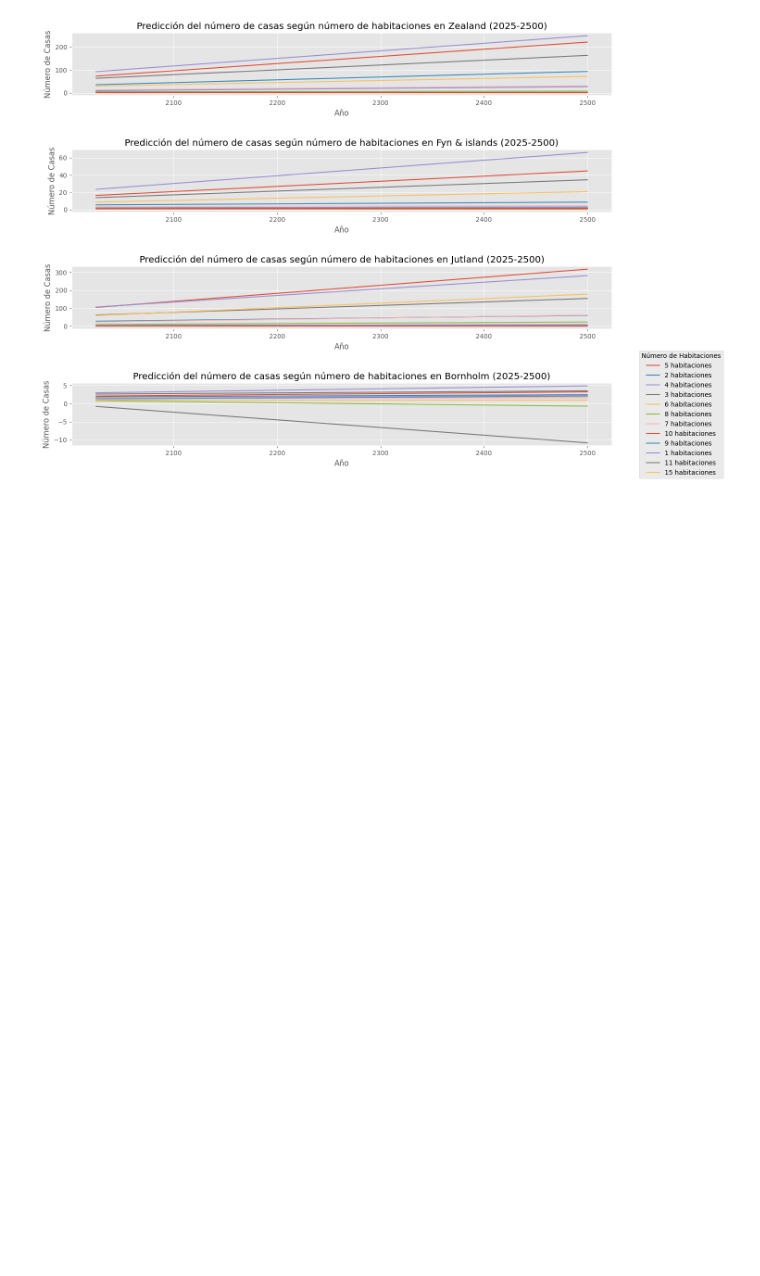
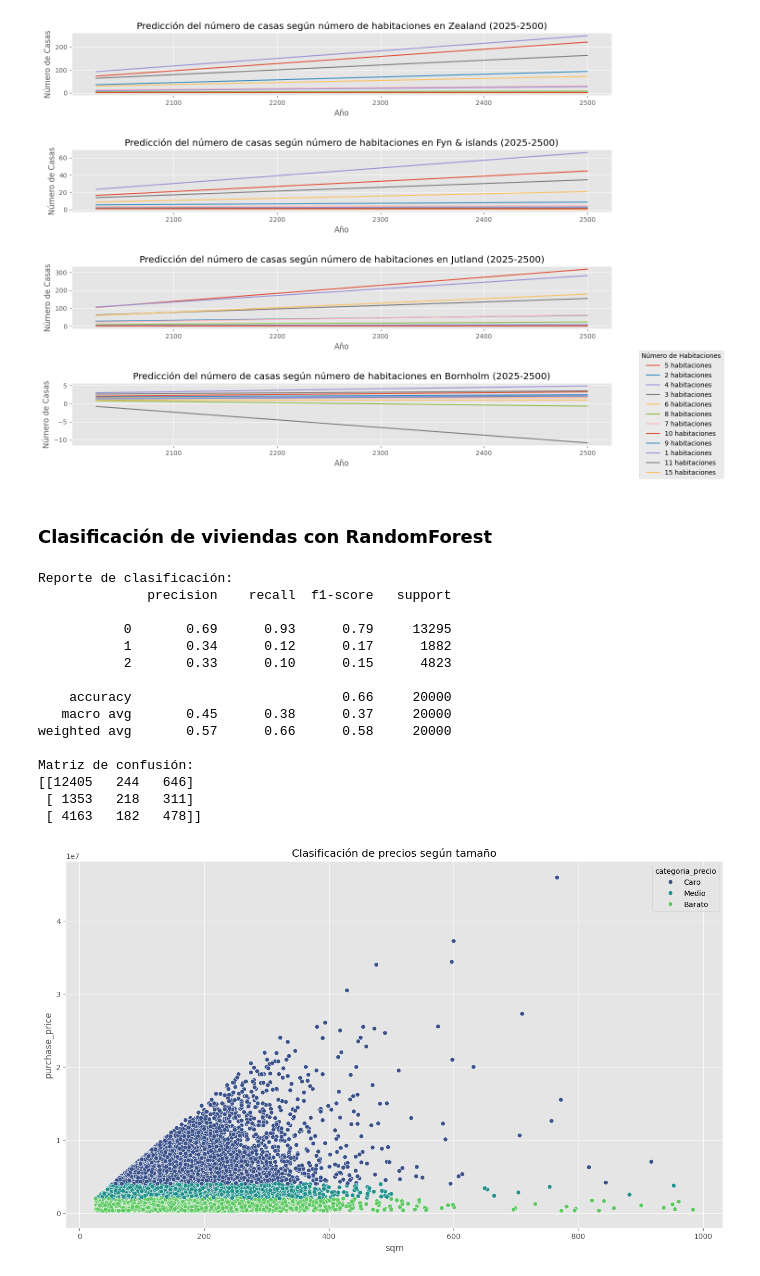
Before and after one commit to davidcabrero/ML_MercadoInmobiliario, a Jupyter notebook: EDAyPredicciones.ipynb, the cells around one changed output. Drawn from its saved outputs; the diff is of its cells as text; code cells hidden in the pictures; blank space fills up the shorter version.

```diff
--- a/EDAyPredicciones.ipynb
+++ b/EDAyPredicciones.ipynb
@@ -445,3 +504,75 @@ plt.tight_layout()
 plt.show()
 # %% [output]
 [figure]
+# %% [markdown]
+### Clasificación de viviendas con RandomForest
+# %%
+# Crear categorías de precio
+def categorizar_precio(precio):
+    if precio < 2000000:  # Barato
+        return 'Barato'
+    elif 2000000 <= precio < 4000000:  # Medio
+        return 'Medio'
+    else:  # Caro
+        return 'Caro'
+
+df_houses['categoria_precio'] = df_houses['purchase_price'].apply(categorizar_precio)
+
+# Preprocesar los datos
+from sklearn.model_selection import train_test_split
+from sklearn.preprocessing import LabelEncoder
+from sklearn.ensemble import RandomForestClassifier
+from sklearn.metrics import classification_report, confusion_matrix
+
+# Convertir categorías en valores numéricos
+label_encoder = LabelEncoder()
+df_houses['categoria_precio_encoded'] = label_encoder.fit_transform(df_houses['categoria_precio'])
+
+# Asegurarse de que 'year_build' es un entero
+df_houses['year_build'] = pd.to_numeric(df_houses['year_build'], errors='coerce')
+df_houses = df_houses.dropna(subset=['year_build'])
+df_houses['year_build'] = df_houses['year_build'].astype(int)
+
+# Seleccionar características para el modelo
+X = df_houses[['no_rooms', 'sqm', 'year_build', 'house_type']]
+y = df_houses['categoria_precio_encoded']
+
+# Convertir variables categóricas en dummies
+X = pd.get_dummies(X, drop_first=True)
+
+# Dividir datos
+X_train, X_test, y_train, y_test = train_test_split(X, y, test_size=0.2, random_state=42)
+
+# Entrenar el modelo RandomForest
+rf = RandomForestClassifier(n_estimators=100, random_state=42)
+rf.fit(X_train, y_train)
+
+# Evaluar el modelo
+y_pred = rf.predict(X_test)
+print("Reporte de clasificación:")
+print(classification_report(y_test, y_pred))
+print("Matriz de confusión:")
+print(confusion_matrix(y_test, y_pred))
+
+# Gráfico con la clasificación
+plt.figure(figsize=(16, 9))
+sns.scatterplot(x='sqm', y='purchase_price', data=df_houses, hue='categoria_precio', palette='viridis')
+plt.title('Clasificación de precios según tamaño')
+plt.show()
+# %% [output]
+Reporte de clasificación:
+              precision    recall  f1-score   support
+
+           0       0.69      0.93      0.79     13295
+           1       0.34      0.12      0.17      1882
+           2       0.33      0.10      0.15      4823
+
+    accuracy                           0.66     20000
+   macro avg       0.45      0.38      0.37     20000
+weighted avg       0.57      0.66      0.58     20000
+
+Matriz de confusión:
+[[12405   244   646]
+ [ 1353   218   311]
+ [ 4163   182   478]]
+[figure, added]
```
Also changed, not shown: parts of 4 cells of this notebook.
